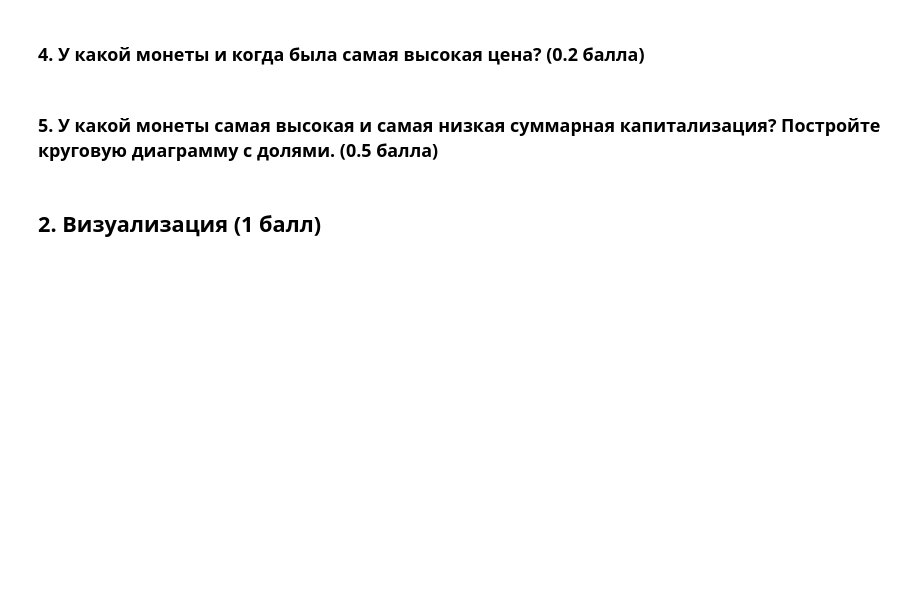
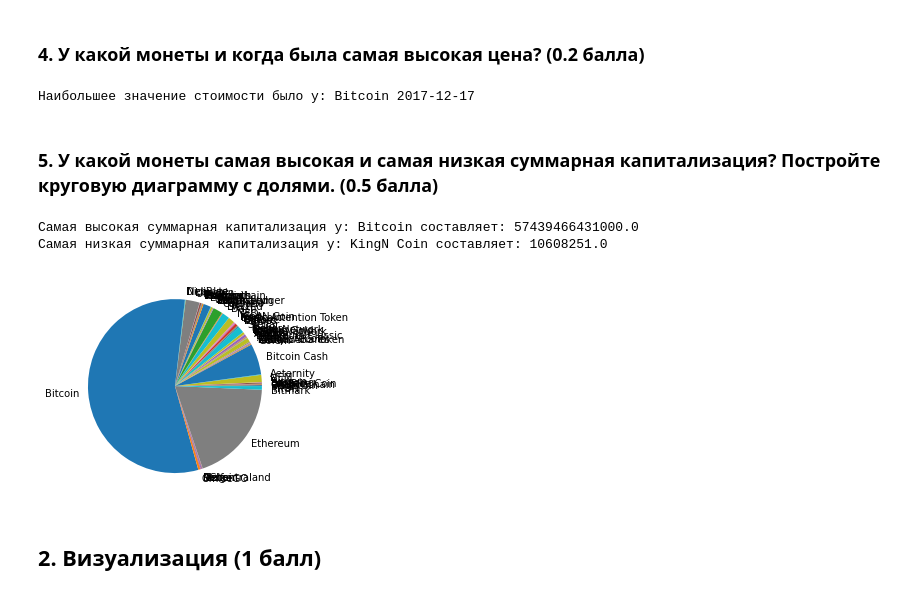
Before and after one commit to kirbu123/buka, a Jupyter notebook: lab_work.ipynb, the cells around one changed output. Saved outputs shown, nothing was run; the diff lists cells and outputs as text; code cells hidden in the pictures; blank space fills up the shorter version.

```diff
--- a/lab_work.ipynb
+++ b/lab_work.ipynb
@@ -51,6 +51,7 @@ Requirement already satisfied: six>=1.5 in /usr/local/lib/python3.8/dist-package
 #### Загрузите заранее подготовленный датасет из файла *"coins.csv"*. Создайте объект типа `pandas.DataFrame` с именем `coins` и в качестве индекса выберите колонку с датой.
 # %%
 coins = pd.read_csv('coins.csv')
+df = pd.DataFrame(coins)
 # %% [markdown]
 Посмотрим что получилось
 # %%
@@ -95,7 +113,33 @@ print('В таблице представлены данные с ' + min(coins.
 # %% [markdown]
 ### 4. У какой монеты и когда была самая высокая цена? (0.2 балла)
+# %%
+for i in range(len(coins['price'].tolist())):
+    if coins['price'].tolist()[i] == max(coins['price'].tolist()):
+        print('Наибольшее значение стоимости было у: ' + str(coins['name'].tolist()[i]) + " " + str(coins['date'].tolist()[i]))
+        break
+# %% [output]
+Наибольшее значение стоимости было у: Bitcoin 2017-12-17
 # %% [markdown]
 ### 5. У какой монеты самая высокая и самая низкая суммарная капитализация? Постройте круговую диаграмму с долями. (0.5 балла)
+# %%
+data = {}
+for i in set(coins['name']):
+    data[i] = df.loc[df['name'] == i, 'market'].sum()
+for i in data:
+    if data[i] == max(data.values()):
+        max_cap = i
+    if data[i] == min(data.values()):
+        min_cap = i
+print('Самая высокая суммарная капитализация у: ' + max_cap + ' составляет: ' + str(data[max_cap]))
+print('Самая низкая суммарная капитализация у: ' + min_cap + ' составляет: ' + str(data[min_cap]))
+# %% [output]
+Самая высокая суммарная капитализация у: Bitcoin составляет: 57439466431000.0
+Самая низкая суммарная капитализация у: KingN Coin составляет: 10608251.0
+# %%
+plt.pie(data.values(), labels = data.keys())
+plt.show()
+# %% [output]
+[figure, added]
 # %% [markdown]
 ## 2. Визуализация (1 балл)
 # %% [markdown]
```
Also changed, not shown: parts of 25 cells of this notebook.
